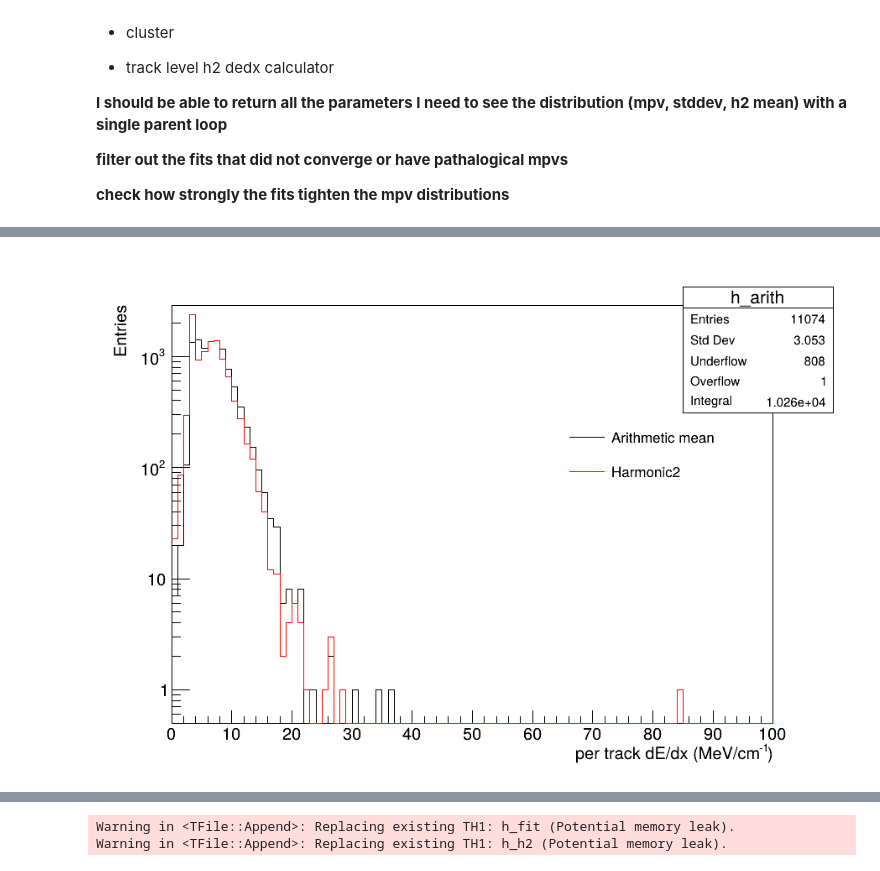
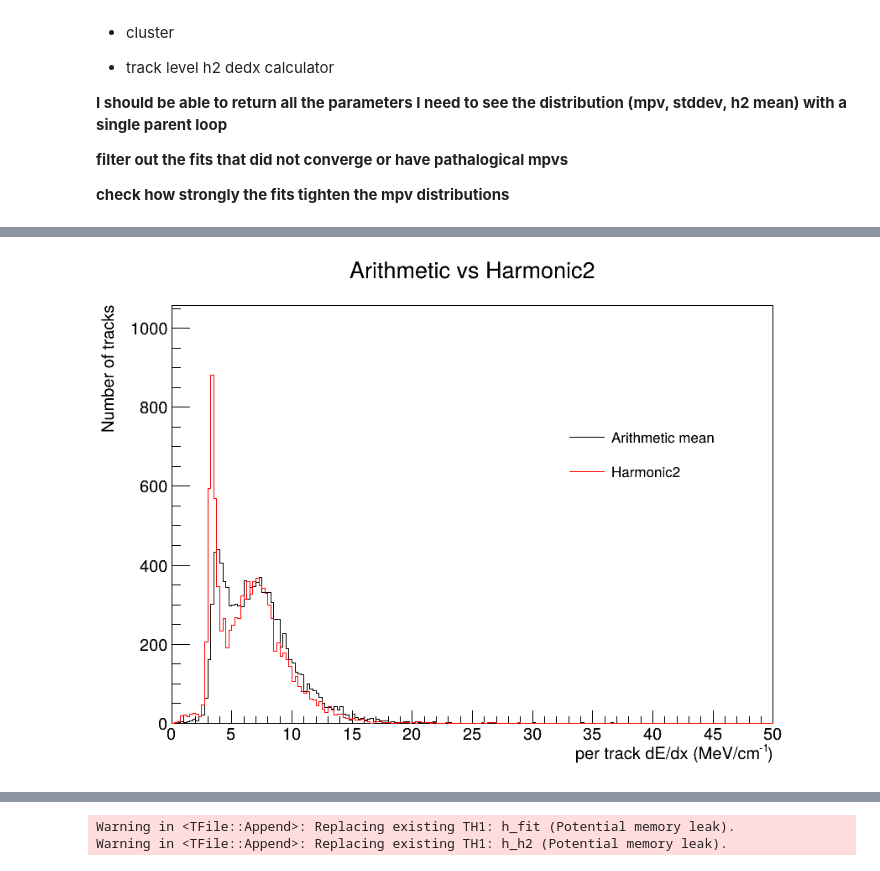
Before and after one commit to both-sides/optimizing_DEDx_estimator, a Jupyter notebook: notebooks/fit.ipynb, the cells around one changed output, grey strips where cells are left out. Drawn from its saved outputs; the diff is of its cells as text; code cells hidden in the pictures.

Commit message:
saved needed plots

```diff
--- a/notebooks/fit.ipynb
+++ b/notebooks/fit.ipynb
@@ -69,20 +69,19 @@ harm2_vals = np.asarray(harm2_vals, dtype=float)
 # 2.  Build ROOT histograms (same range / binning)
 # ------------------------------------------------------------------
 
-nbins = 100
+nbins = 200
 
 h_arith = rt.TH1F("h_arith",
-                  ";per track dE/dx (MeV/cm^{-1});Entries",
-                  nbins, 0, 100)
+                  "Arithmetic vs Harmonic2;per track dE/dx (MeV/cm^{-1});Number of tracks",
+                  nbins, 0, 50)
 
 h_h2    = rt.TH1F("h_h2",
-                  ";per track dE/dx (MeV/cm^{-1});Entries",
-                  nbins, 0, 100)
+                  "Arithmetic vs Harmonic2;per track dE/dx (MeV/cm^{-1});Number of tracks",
+                  nbins, 0, 50)
 
 for v in arith_vals: h_arith.Fill(v)
-rt.gStyle.SetOptStat("neiuor")
 for v in harm2_vals: h_h2.Fill(v)
-rt.gStyle.SetOptStat("neiuor")
+rt.gStyle.SetOptStat(0)  # Remove statistics box
 
 # ------------------------------------------------------------------
 # 3.  Styling
@@ -109,7 +108,7 @@ leg.SetBorderSize(0)
 leg.SetFillStyle(0)
 leg.Draw()
 
-c.SetLogy()   # optional, reveals Landau tails more clearly
+# c.SetLogy()   # optional, reveals Landau tails more clearly
 c.Update()
 # c.SaveAs("dedx_mean_comparison.png")   # or .pdf/.root
 # %% [output]
@@ -116,2 +117,2 @@ c.Update()
-[figure, old version]
+[figure, new version]
 # %%
```
Also changed, not shown: parts of 7 cells of this notebook, 25 other files.
